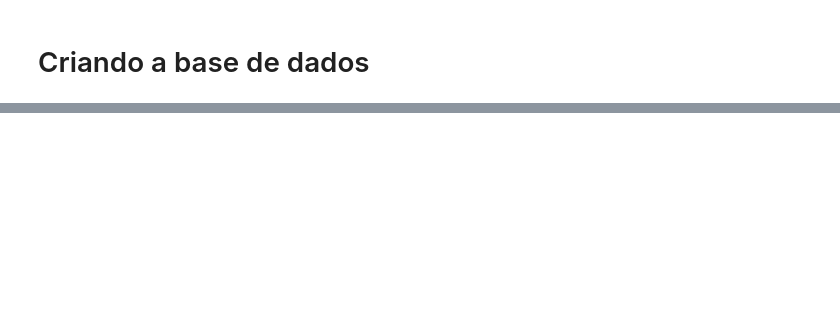
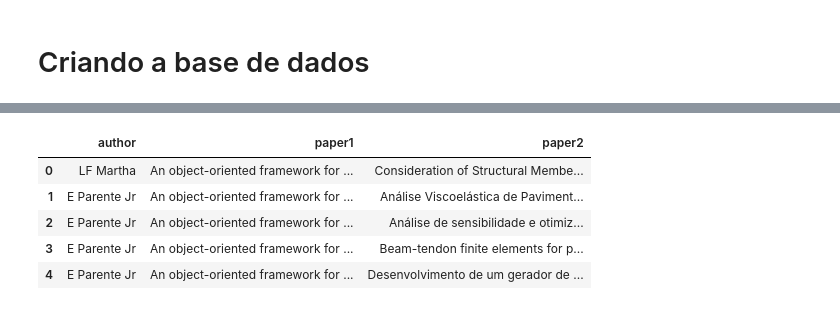
Before and after one commit to davibarreira/FDS-Homeworks, a Jupyter notebook: SandBox_Flask_SQL.ipynb, the cells around one changed output, grey strips where cells are left out. Drawn from its saved outputs; the diff is of its cells as text; code cells hidden in the pictures; blank space fills up the shorter version.

```diff
--- a/SandBox_Flask_SQL.ipynb
+++ b/SandBox_Flask_SQL.ipynb
@@ -137,0 +113,16 @@ WHERE a1.paper_id < a2.paper_id;
+# %%
+conn = sqlite3.connect('hw1.sqlite')
+edges_papers = []
+for row in conn.execute(query_pair_papers):
+    edges_papers.append(row)
+conn.close()
+edges_papers = pd.DataFrame(edges_papers,columns=['author','paper1','paper2'])
+# %%
+edges_papers.head()
+# %% [output]
+|  | author | paper1 | paper2 |
+| 0 | LF Martha | An object-oriented framework for ... | Consideration of Structural Membe... |
+| 1 | E Parente Jr | An object-oriented framework for ... | Análise Viscoelástica de Paviment... |
+| 2 | E Parente Jr | An object-oriented framework for ... | Análise de sensibilidade e otimiz... |
+| 3 | E Parente Jr | An object-oriented framework for ... | Beam-tendon finite elements for p... |
+| 4 | E Parente Jr | An object-oriented framework for ... | Desenvolvimento de um gerador de ... |
```
Also changed, not shown: parts of 9 cells of this notebook.
